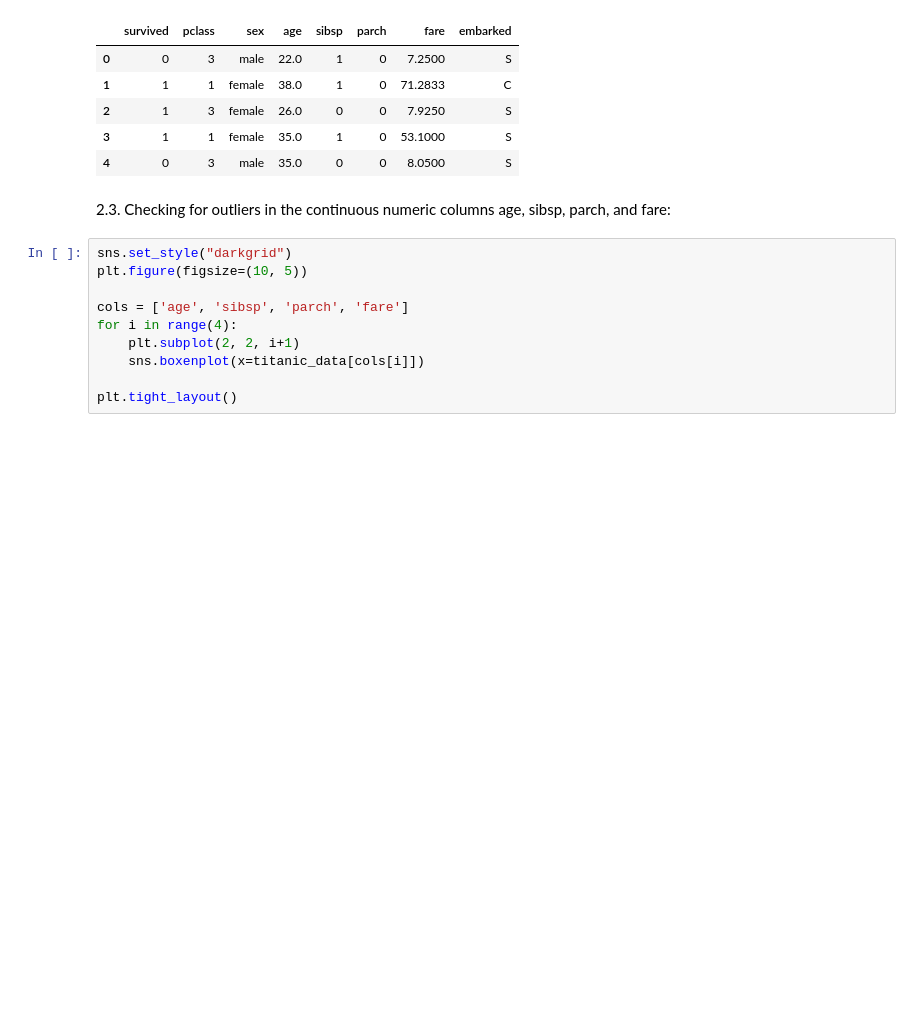
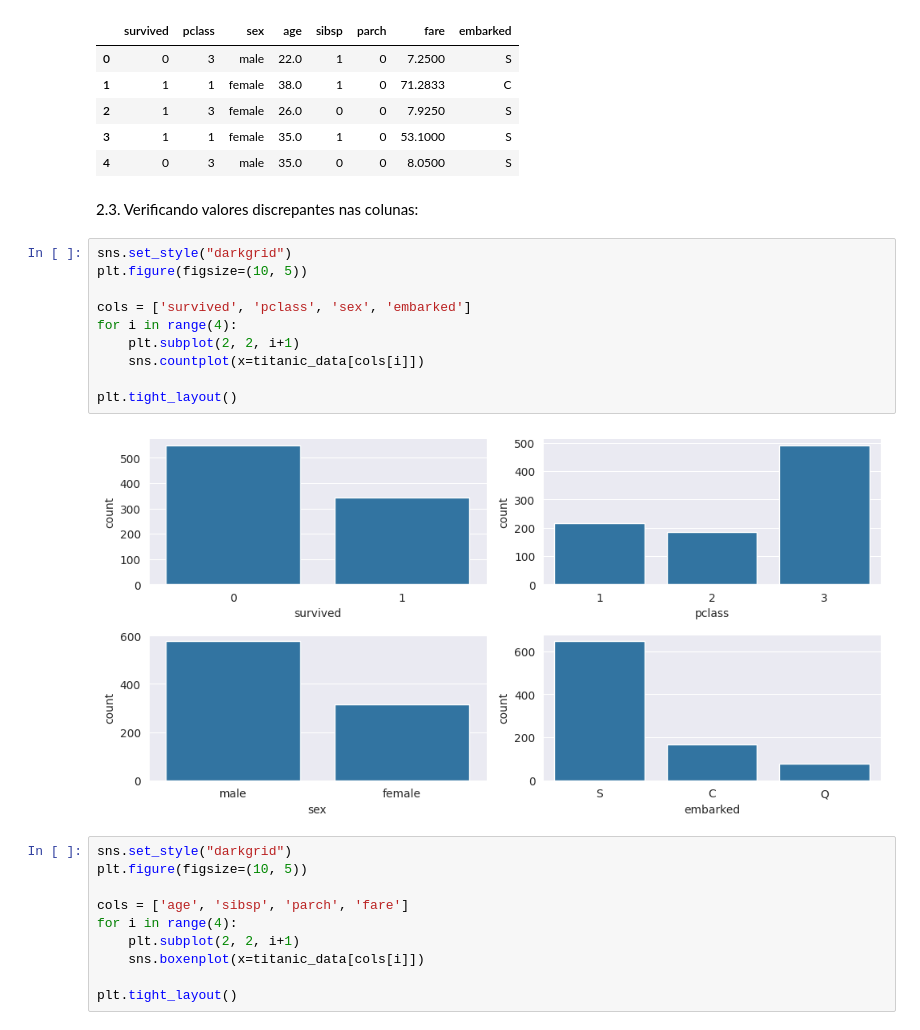
Before and after one commit to mlbvncs/Titanic_Data_Analysis, a Jupyter notebook: notebooks/pt_br/analysis.ipynb, the cells around one changed output. Cells and saved outputs as stored; diff of their text form; blank space fills up the shorter version.

```diff
--- a/notebooks/main.ipynb
+++ b/notebooks/pt_br/analysis.ipynb
@@ -122,7 +122,19 @@ dtype: float64
 | 3 | 1 | 1 | female | 35.0 | 1 | 0 | 53.1000 | S |
 | 4 | 0 | 3 | male | 35.0 | 0 | 0 | 8.0500 | S |
 # %% [markdown]
-2.3. Checking for outliers in the continuous numeric columns age, sibsp, parch, and fare:
+2.3. Verificando valores discrepantes nas colunas:
+# %%
+sns.set_style("darkgrid")
+plt.figure(figsize=(10, 5))
+
+cols = ['survived', 'pclass', 'sex', 'embarked']
+for i in range(4):
+    plt.subplot(2, 2, i+1)
+    sns.countplot(x=titanic_data[cols[i]])
+
+plt.tight_layout()
+# %% [output]
+[figure, added]
 # %%
 sns.set_style("darkgrid")
 plt.figure(figsize=(10, 5))
```
Also changed, not shown: parts of 17 cells of this notebook, 3 other files.
